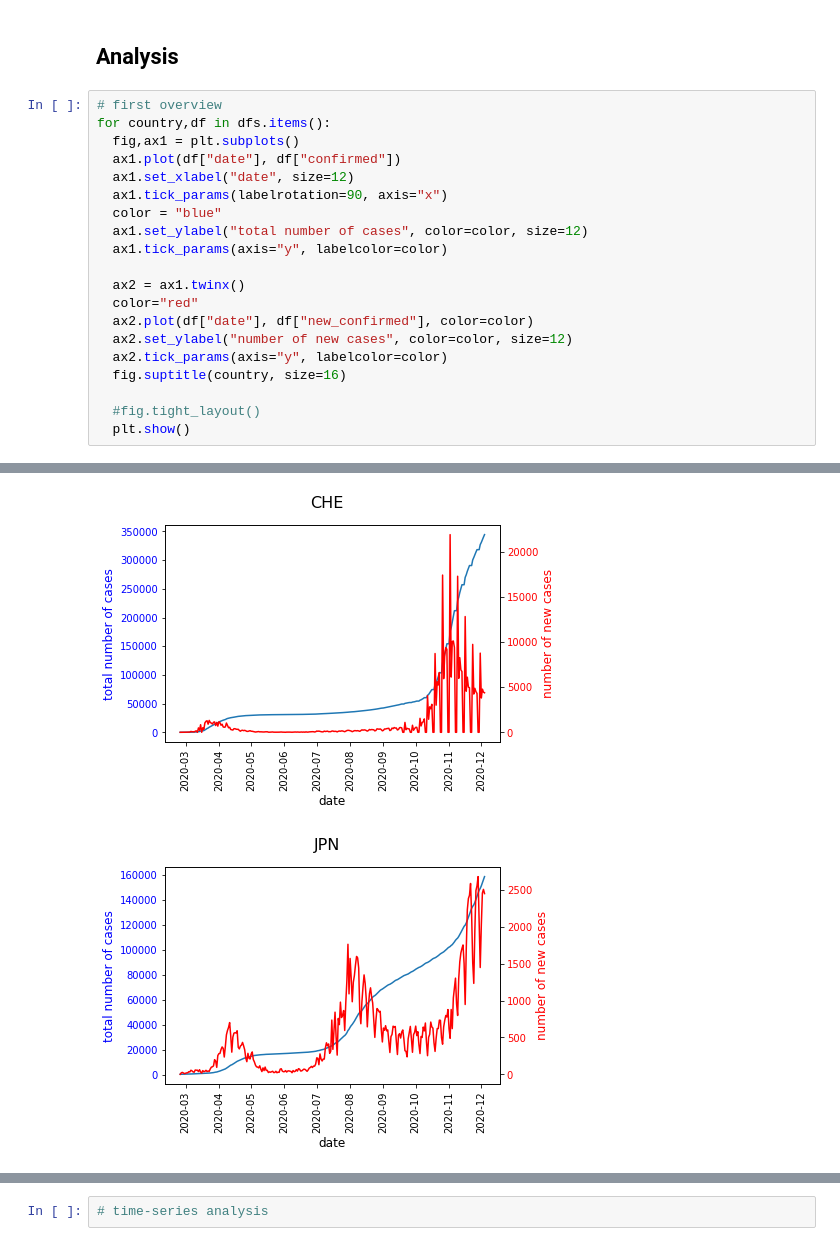
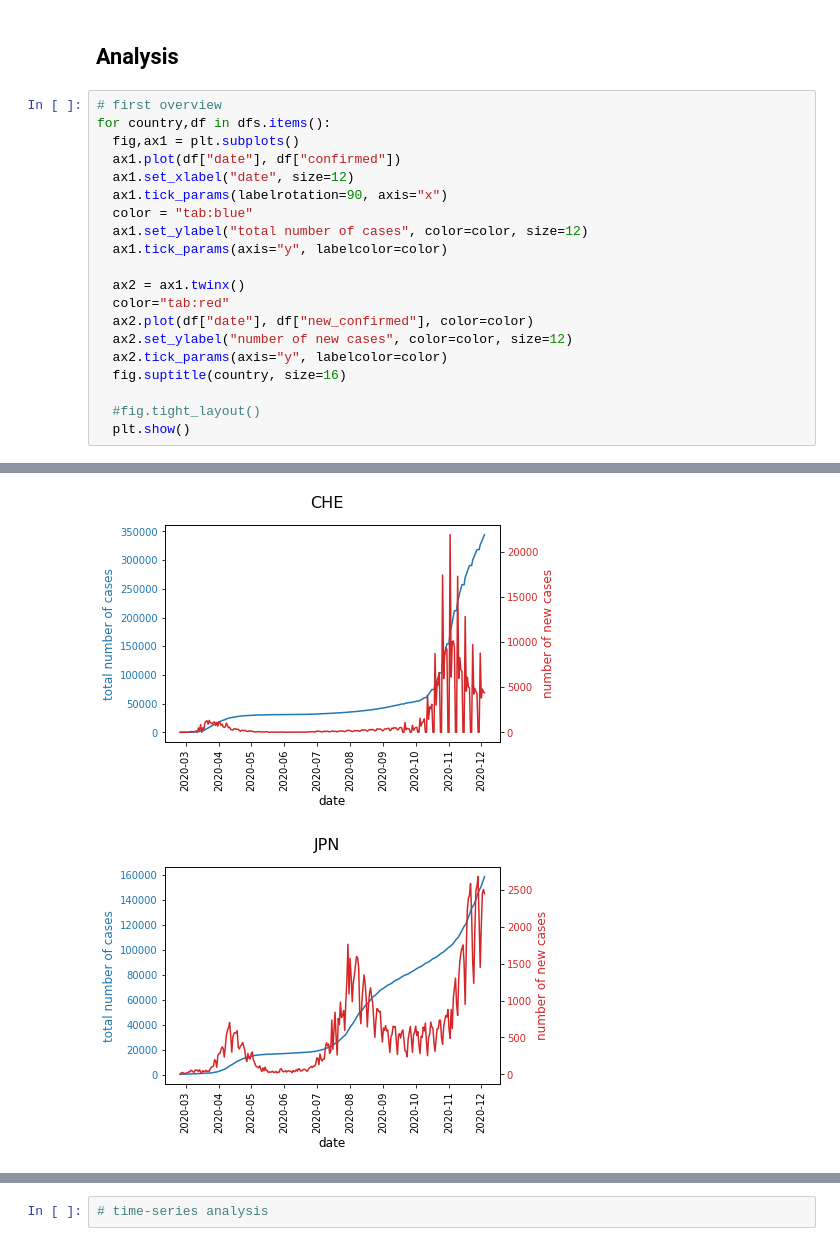
Before and after one commit to anitamezzetti/covid_impact_stocks_volatility, a Jupyter notebook: HienVersion_FinBigData_1.ipynb, the cells around one changed output, grey strips where cells are left out. Drawn from its saved outputs; the diff is of its cells as text.

```diff
--- a/HienVersion_FinBigData_1.ipynb
+++ b/HienVersion_FinBigData_1.ipynb
@@ -100,12 +100,12 @@ for country,df in dfs.items():
   ax1.plot(df["date"], df["confirmed"])
   ax1.set_xlabel("date", size=12)
   ax1.tick_params(labelrotation=90, axis="x")
-  color = "blue"
+  color = "tab:blue"
   ax1.set_ylabel("total number of cases", color=color, size=12)
   ax1.tick_params(axis="y", labelcolor=color)
 
   ax2 = ax1.twinx()
-  color="red"
+  color="tab:red"
   ax2.plot(df["date"], df["new_confirmed"], color=color)
   ax2.set_ylabel("number of new cases", color=color, size=12)
   ax2.tick_params(axis="y", labelcolor=color)
@@ -118,2 +118,2 @@ for country,df in dfs.items():
-[figure, old version]
+[figure, new version]
-[figure, old version]
+[figure, new version]
```
Also changed, not shown: parts of 1 cell of this notebook.
